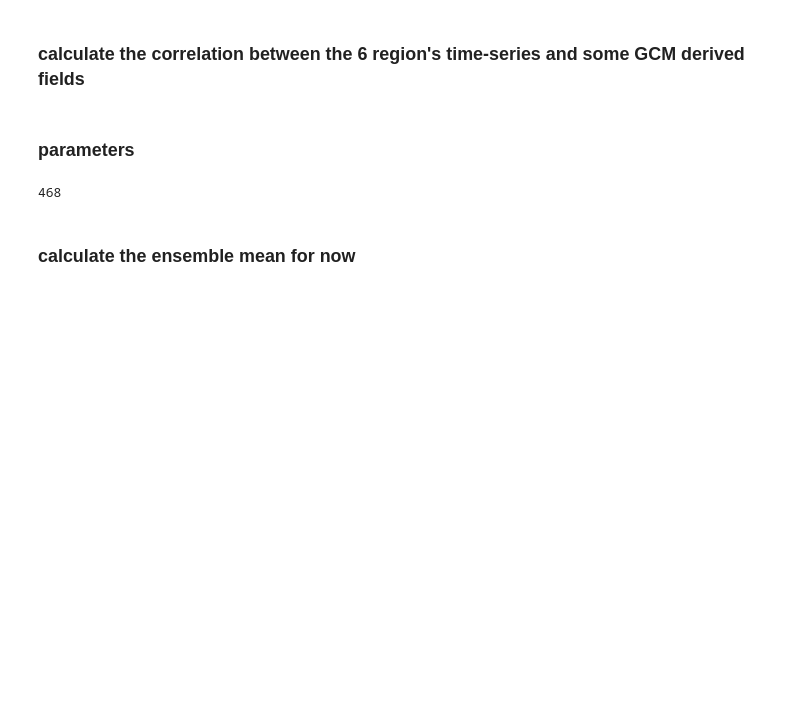
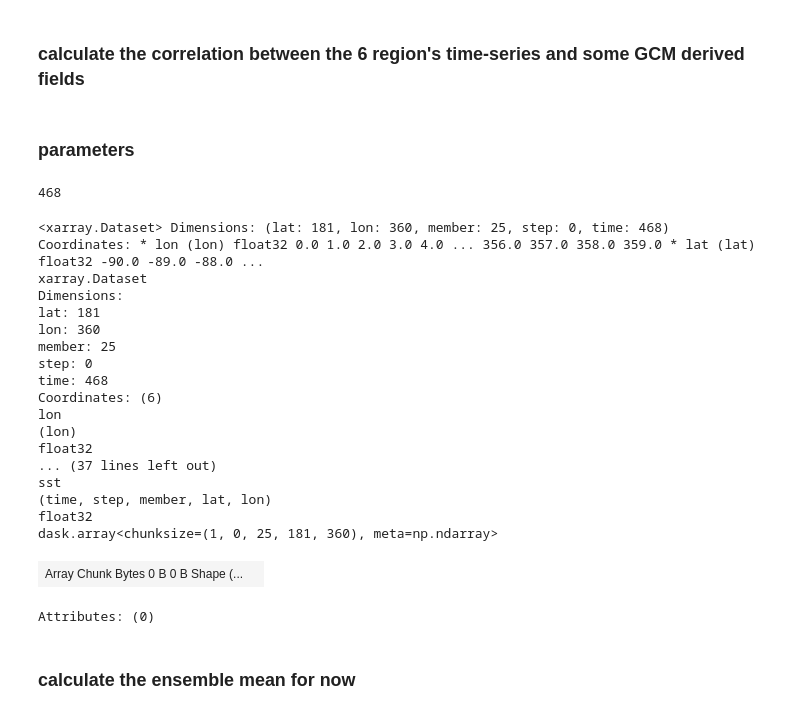
Before and after one commit to nicolasfauchereau/ML4seas, a Jupyter notebook: analysis/notebooks/correlation_fields.ipynb, the cells around one changed output. Cells and saved outputs as stored; diff of their text form; code cells hidden in the pictures; blank space fills up the shorter version.

```diff
--- a/analysis/notebooks/correlation_fields.ipynb
+++ b/analysis/notebooks/correlation_fields.ipynb
@@ -40,6 +47,28 @@ len(lfiles_gcm)
 468
 # %%
 dset_gcm = xr.open_mfdataset(lfiles_gcm, concat_dim='time', combine='nested')
+# %%
+dset_gcm
+# %% [output]
+<xarray.Dataset> Dimensions: (lat: 181, lon: 360, member: 25, step: 0, time: 468) Coordinates: * lon (lon) float32 0.0 1.0 2.0 3.0 4.0 ... 356.0 357.0 358.0 359.0 * lat (lat) float32 -90.0 -89.0 -88.0 ...
+xarray.Dataset
+Dimensions:
+lat: 181
+lon: 360
+member: 25
+step: 0
+time: 468
+Coordinates: (6)
+lon
+(lon)
+float32
+... (37 lines left out)
+sst
+(time, step, member, lat, lon)
+float32
+dask.array<chunksize=(1, 0, 25, 181, 360), meta=np.ndarray>
+| Array Chunk Bytes 0 B 0 B Shape (... |  |
+Attributes: (0)
 # %% [markdown]
 ### calculate the ensemble mean for now
 # %%
```
Also changed, not shown: parts of 18 cells of this notebook.
